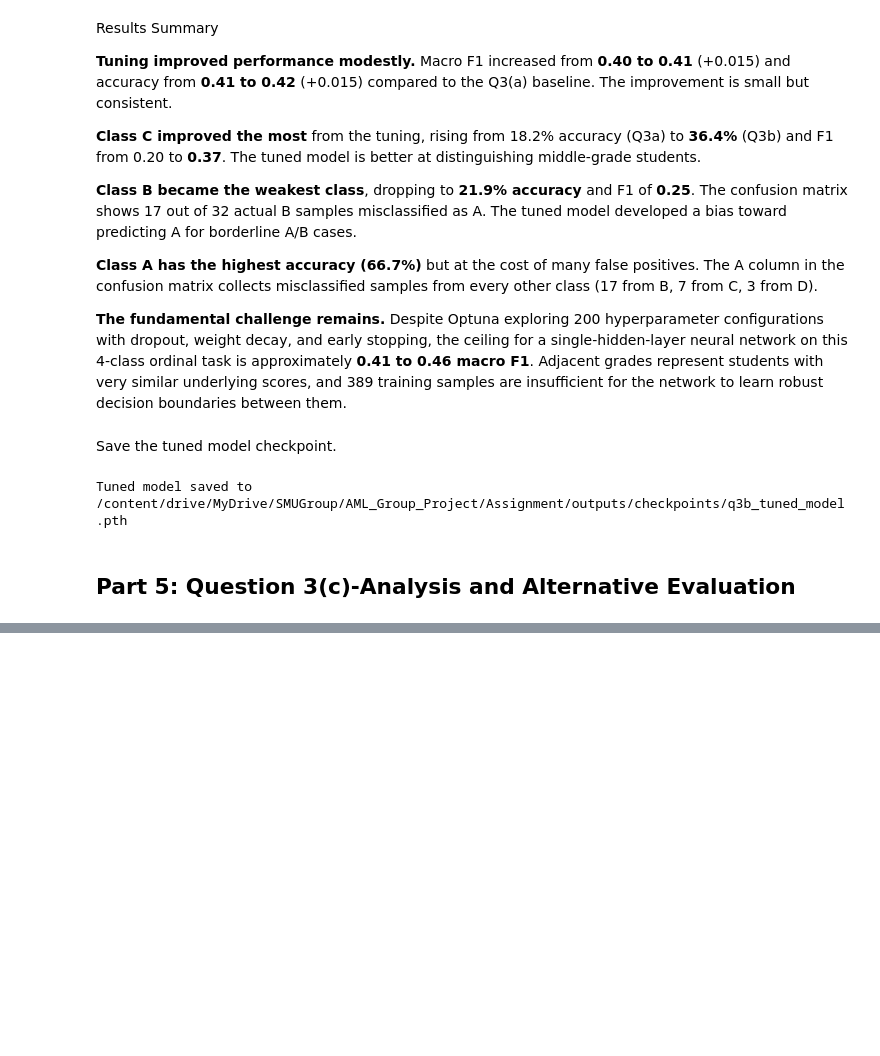
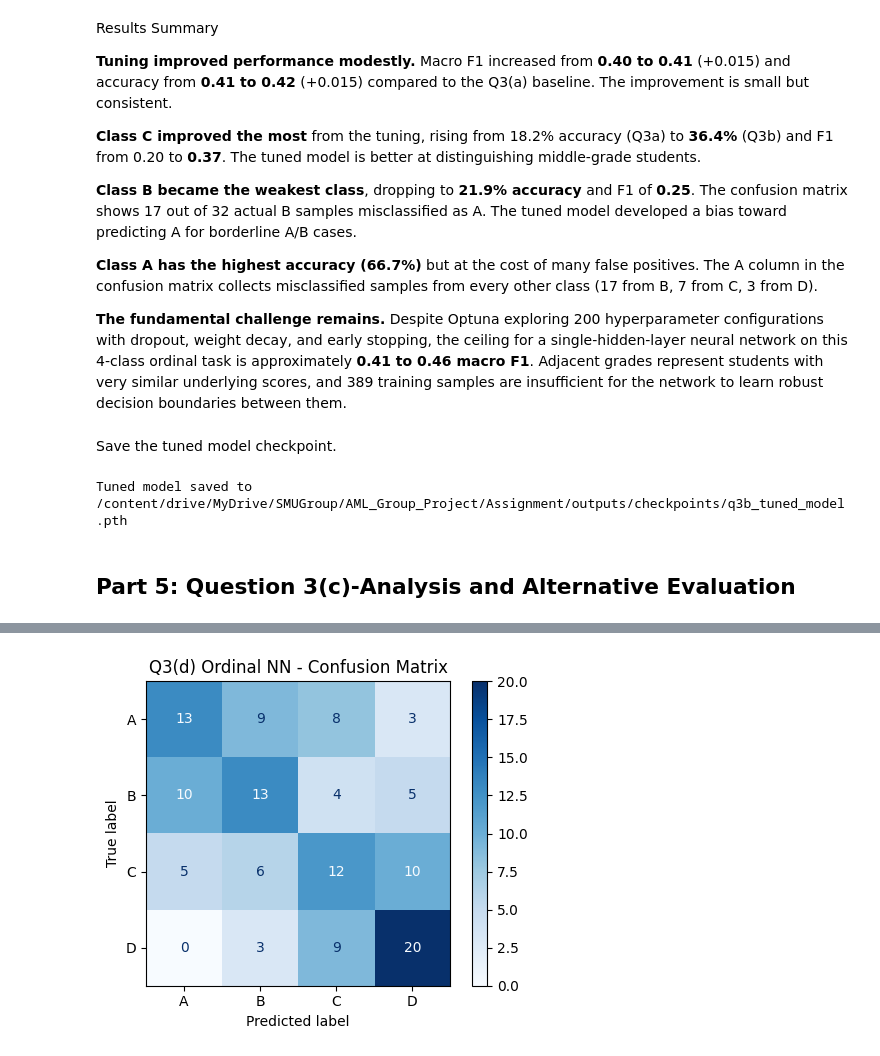
Before and after one commit to haunk/Multiclassification-by-neural-network, a Jupyter notebook: Assignment2_Question3.ipynb, the cells around one changed output, grey strips where cells are left out. Saved outputs shown, nothing was run; the diff lists cells and outputs as text; code cells hidden in the pictures; blank space fills up the shorter version.

Commit message:
Cumulative Binary Cascade

```diff
--- a/Assignment2_Question3.ipynb
+++ b/Assignment2_Question3.ipynb
@@ -968,0 +1212,78 @@ Error Distance Distribution:
+# %%
+# Load best model
+best_ord_params = ordinal_study.best_trial.params
+model_ord = OrdinalNN(INPUT_DIM, best_ord_params['hidden_dim'],
+                       best_ord_params['dropout_rate']).to(DEVICE)
+model_ord.load_state_dict(best_ord_model_state)
+print(f"Loaded best ordinal model (validation macro F1: {best_ord_f1:.4f})")
+
+# --- Per-threshold classifier performance ---
+print("\n" + "=" * 60)
+print("Per-Threshold Binary Classifier Performance")
+print("=" * 60)
+
+model_ord.eval()
+for split_name, X_data, y_ord_data in [("Train", X_train_scaled, y_train_ord),
+                                         ("Test", X_test_scaled, y_test_ord)]:
+    ds = TensorDataset(torch.FloatTensor(X_data), torch.FloatTensor(y_ord_data))
+    ld = DataLoader(ds, batch_size=32, shuffle=False)
+
+    all_probs = []
+    all_targets = []
+    with torch.no_grad():
+        for X_batch, y_batch in ld:
+            X_batch = X_batch.to(DEVICE)
+            logits = model_ord(X_batch)
+            probs = torch.sigmoid(logits).cpu().numpy()
+            all_probs.extend(probs)
+            all_targets.extend(y_batch.numpy())
+
+    all_probs = np.array(all_probs)
+    all_targets = np.array(all_targets)
+    binary_preds = (all_probs >= 0.5).astype(int)
+
+    threshold_names = ["grade >= C", "grade >= B", "grade >= A"]
+    for j, name in enumerate(threshold_names):
+        acc = (binary_preds[:, j] == all_targets[:, j]).mean()
+        if split_name == "Train":
+            print(f"\n  Classifier {j+1} ({name}):")
+        print(f"    {split_name} acc: {acc:.4f}")
+
+# --- Test set predictions ---
+test_ds_ord = TensorDataset(torch.FloatTensor(X_test_scaled), torch.FloatTensor(y_test_ord))
+test_ld_ord = DataLoader(test_ds_ord, batch_size=32, shuffle=False)
+
+model_ord.eval()
+all_probs_test = []
+with torch.no_grad():
+    for X_batch, _ in test_ld_ord:
+        X_batch = X_batch.to(DEVICE)
+        logits = model_ord(X_batch)
+        probs = torch.sigmoid(logits).cpu().numpy()
+        all_probs_test.extend(probs)
+
+all_probs_test = np.array(all_probs_test)
+preds_ord_final = decode_ordinal_hard(all_probs_test)
+
+# --- Confusion matrix ---
+cm = confusion_matrix(y_test, preds_ord_final)
+disp = ConfusionMatrixDisplay(confusion_matrix=cm, display_labels=CLASS_NAMES)
+fig, ax = plt.subplots(figsize=(5, 4))
+disp.plot(ax=ax, cmap='Blues')
+ax.set_title('Q3(d) Ordinal NN - Confusion Matrix')
+plt.tight_layout()
+plt.show()
+
+# --- Classification report ---
+print(classification_report(y_test, preds_ord_final, target_names=CLASS_NAMES))
+
+# --- Per-class distribution ---
+print(f"{'Class':<10} {'Actual':>10} {'Actual %':>10} {'Predicted':>10} {'Predicted %':>10}")
+print("-" * 55)
+for i, name in enumerate(CLASS_NAMES):
+    actual_count = np.sum(y_test == i)
+    pred_count = np.sum(preds_ord_final == i)
+    actual_pct = actual_count / len(y_test) * 100
+    pred_pct = pred_count / len(y_test) * 100
+    print(f"{name:<10} {actual_count:>10} {actual_pct:>9.1f}% {pred_count:>10} {pred_pct:>9.1f}%")
+# %% [output]
@@ -968,0 +1307 @@ Error Distance Distribution:
+[figure, added]
```
Also changed, not shown: parts of 19 cells of this notebook.
